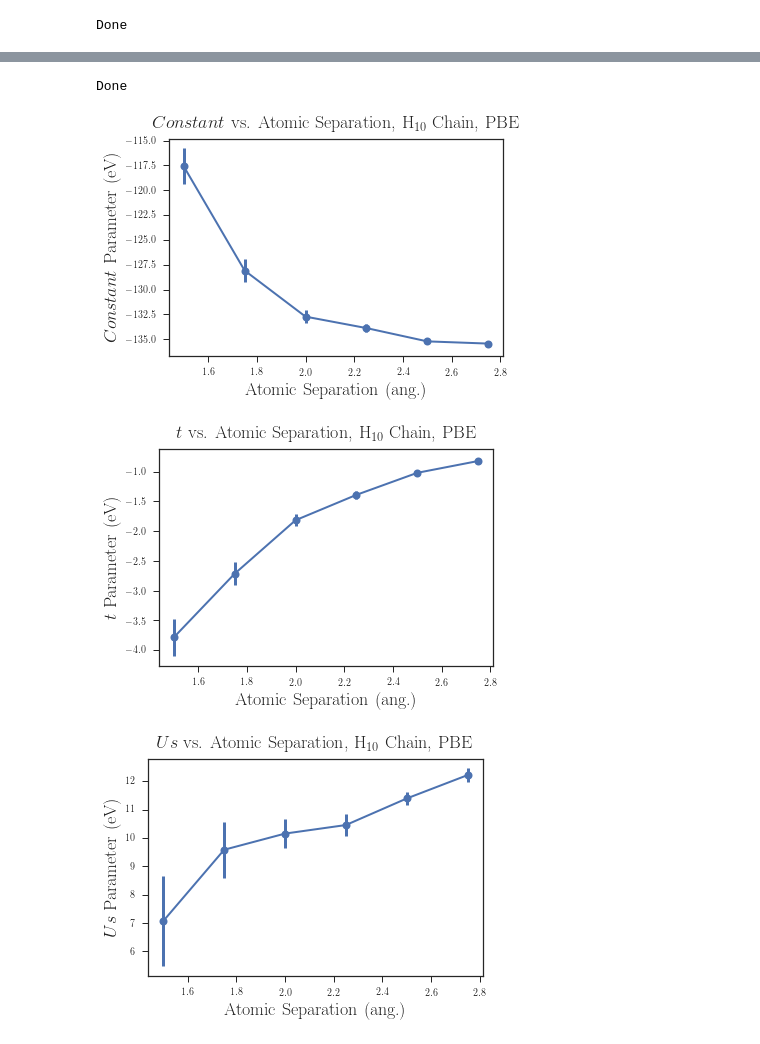
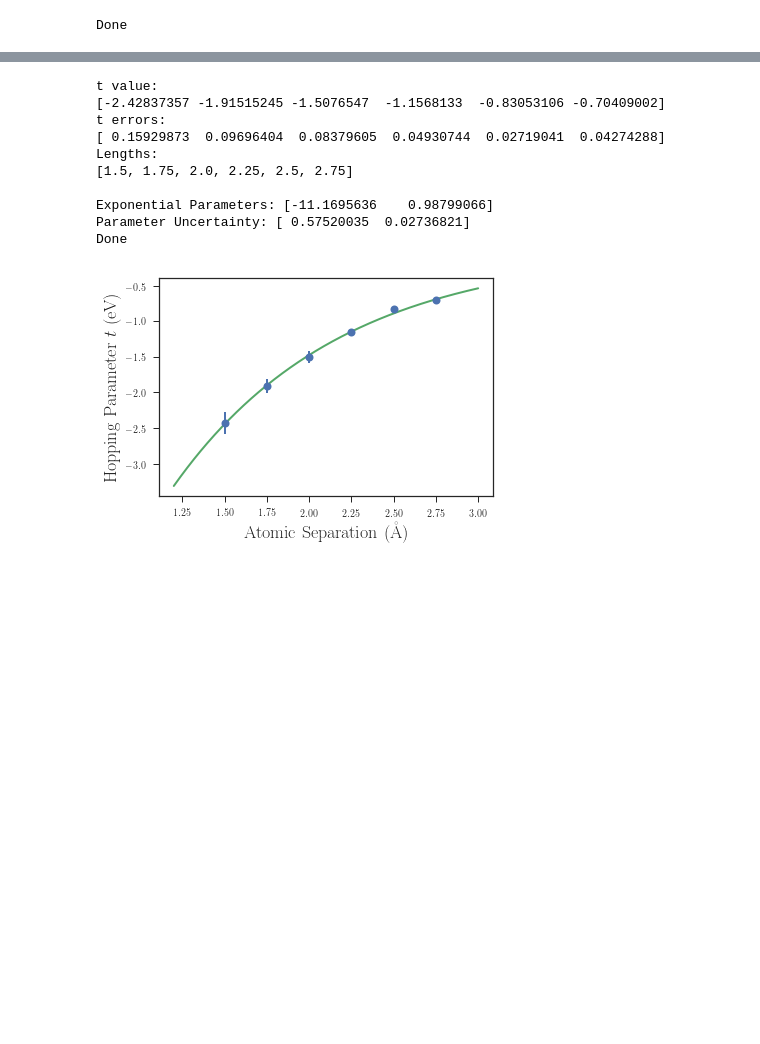
Before and after one commit to hiteshjc/Downfolding, a Jupyter notebook: hchain_data/kiel/h_chain_combine.ipynb, the cells around one changed output, grey strips where cells are left out. Drawn from its saved outputs; the diff is of its cells as text; code cells hidden in the pictures; blank space fills up the shorter version.

```diff
--- a/hchain_data/kiel/h_chain_combine.ipynb
+++ b/hchain_data/kiel/h_chain_combine.ipynb
@@ -68,9 +68,8 @@ Len=len(dat['atom'])
 dat = dat.reset_index(drop=True)
 
 L=len(dat['energy'])
-#print(dat)
 
-###############################################################################
+#############################################################################
 
 dat.to_csv('H_chain_data.csv')
 dat.to_pickle('H_chain_data.pkl')
@@ -80,8 +79,8 @@ act_num=10
 print('Act. Pop. Cut-Off: '+np.str(act_num-0.5))
 dat=dat[dat['Act. Pop.'] > act_num-0.5]
 dat=dat[dat['Act. Pop.'] < act_num+0.05]
-dat=dat[dat['energy'] > -5.1]
 print(dat)
+
 
 dat.to_csv('H_chain_data.csv')
 
@@ -234,5 +243,6 @@ Done
 # %%
-#Use OLS package to get parameter errors
+#Fit curve to t parameter for U-t model, with no offset, no annotation
+from scipy.optimize import curve_fit
 
 plt.rc('text', usetex=True)
 plt.rc('font', family='serif')
@@ -265,45 +275,79 @@ def fit_dataframe_ols(parameters,df):
 
   return model,A,K
 
 
-#(x[0][cc]*evc, mod.bse[cc])
-
 DM_terms=['Constant', 't', 'Us']
 
 params={}
 for p in DM_terms:
     params[p]={'Value':[], 'Error':[]}
 
 lengths=[1.5, 1.75, 2.0, 2.25, 2.5, 2.75]
 dat_func=dat[ dat['functional']==func_choice ]
 
 for il,l in enumerate(lengths):
     dat_L=dat_func[ dat_func['Length']==np.str(l) ]
     x=fit_dataframe(DM_terms,dat_L)
     mod,X,Y=fit_dataframe_ols(DM_terms,dat_L)
     E_ab=x[2]
     E_err=x[3]
     E_mod=x[4]
     E_err_mod=(np.array(E_ab)-np.array(E_mod))
     for iv,v in enumerate(x[0]):
         params[DM_terms[iv]]['Value'].append(v)
         params[DM_terms[iv]]['Error'].append(mod.bse[iv])
 
-c=1
-for i,p in enumerate(DM_terms):
-      plt.figure(c)
-      c+=1
-      plt.errorbar(lengths, evc*np.array(params[p]['Value']), yerr=np.array(params[p]['Error']), elinewidth=3, linewidth=lw+2, marker='o', markersize=ms-2, mew=2)
-      plt.xlabel('Atomic Separation (ang.)', fontsize=fs)
-      plt.ylabel('$'+np.str(p)+'$ Parameter (eV)', fontsize=fs)
-      plt.title('$'+np.str(p)+'$ vs. Atomic Separation, H$_{10}$ Chain, PBE', fontsize=fs)
-      plt.savefig('$'+np.str(p)+'$_vs_separation_h_chain_ols.pdf', bbox_inches='tight')
-      plt.savefig('$'+np.str(p)+'$_vs_separation_h_chain_ols.png', bbox_inches='tight')
+t_values=params['t']['Value']
+t_err=params['t']['Error']
+
+print('t value:')
+print(evc*np.array(t_values))
+print('t errors:')
+print(np.array(t_err))
+print('Lengths:')
+print(lengths)
+print('')
 
 
+curve_param, curve_cov =curve_fit(lambda t,a,b: a*np.exp(-1*t/b),  lengths,  evc*np.array(t_values), p0=(1,1))
+
+curve_std=np.sqrt(np.diag(curve_cov))
+
+print('Exponential Parameters: '+np.str(curve_param))
+print('Parameter Uncertainty: '+np.str(curve_std))
+
+a_fit=curve_param[0]
+b_fit=curve_param[1]
+
+x_fit=np.linspace(1.2,3,500)
+y_fit=(a_fit*np.exp(-1*x_fit/b_fit))
+
+
+plt.errorbar(lengths, evc*np.array(t_values), yerr=t_err, elinewidth=2, linewidth=0.0, marker='o', markersize=ms-2, mew=2)
+plt.plot(x_fit, y_fit, linewidth=2, markersize=0, mew=2)
+plt.xlabel('Atomic Separation (\AA)', fontsize=fs)
+plt.ylabel('Hopping Parameter $t$ (eV)', fontsize=fs)
+#plt.title('Fitted $t$ Values vs. Separation, H$_{10}$ Chain, PBE', fontsize=fs)
+
+capy=0.85
+round_num=2
+#plt.annotate("$t (r) = t_0 \: e^{-r / r_0 }$", xy=(0.1,capy), xycoords='axes fraction', fontsize=18)
+#plt.annotate("$ t_0 =$ "+np.str(np.round(curve_param[0], round_num))+" ("+np.str(np.round(curve_std[0], round_num))+") eV", xy=(0.5,0.30), xycoords='axes fraction', fontsize=15)
+#plt.annotate("$ r_0 =$ "+np.str(np.round(curve_param[1], round_num))+" ("+np.str(np.round(curve_std[1], round_num))+") ang.", xy=(0.5,0.20), xycoords='axes fraction', fontsize=15)
+
+plt.savefig('fitted_t_values_no_annotate_h10_chain.pdf', bbox_inches='tight')
+plt.savefig('fitted_t_values_no_annotate_h10_chain.png', bbox_inches='tight', dpi=200)
+
 print('Done')
 # %% [output]
+t value:
+[-2.42837357 -1.91515245 -1.5076547  -1.1568133  -0.83053106 -0.70409002]
+t errors:
+[ 0.15929873  0.09696404  0.08379605  0.04930744  0.02719041  0.04274288]
+Lengths:
+[1.5, 1.75, 2.0, 2.25, 2.5, 2.75]
+
+Exponential Parameters: [-11.1695636    0.98799066]
+Parameter Uncertainty: [ 0.57520035  0.02736821]
 Done
-[figure, old version]
+[figure, new version]
-[figure, removed]
-[figure, removed]
```
Also changed, not shown: parts of 4 cells of this notebook.
